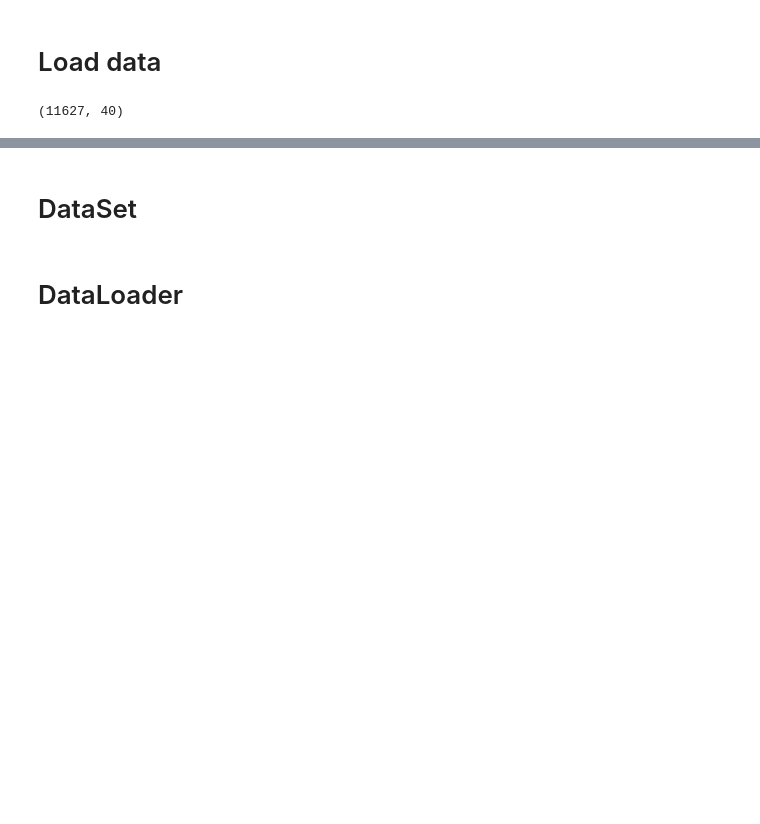
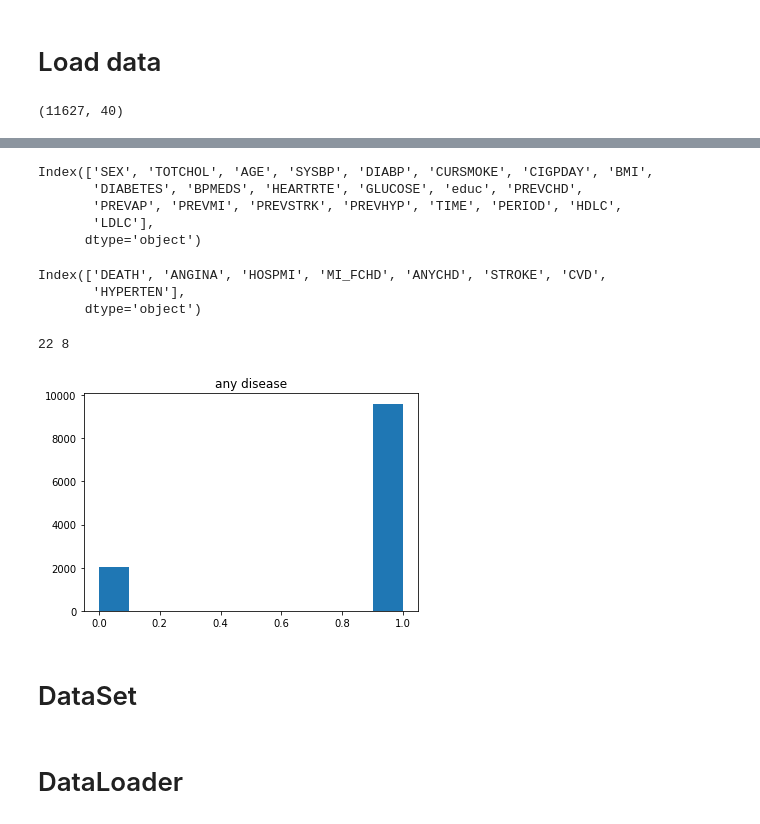
Before and after one commit to ninous-dev/heart-prediction, a Jupyter notebook: logistic_regression.ipynb, the cells around one changed output, grey strips where cells are left out. Drawn from its saved outputs; the diff is of its cells as text; code cells hidden in the pictures; blank space fills up the shorter version.

```diff
--- a/logistic_regression.ipynb
+++ b/logistic_regression.ipynb
@@ -26,3 +47,31 @@ df.shape
+# %%
+df.iloc[:, 2: 24].columns
+# %% [output]
+Index(['SEX', 'TOTCHOL', 'AGE', 'SYSBP', 'DIABP', 'CURSMOKE', 'CIGPDAY', 'BMI',
+       'DIABETES', 'BPMEDS', 'HEARTRTE', 'GLUCOSE', 'educ', 'PREVCHD',
+       'PREVAP', 'PREVMI', 'PREVSTRK', 'PREVHYP', 'TIME', 'PERIOD', 'HDLC',
+       'LDLC'],
+      dtype='object')
+# %%
+df.iloc[:, 24: 32].columns
+# %% [output]
+Index(['DEATH', 'ANGINA', 'HOSPMI', 'MI_FCHD', 'ANYCHD', 'STROKE', 'CVD',
+       'HYPERTEN'],
+      dtype='object')
+# %%
+print(df.iloc[:, 2: 24].shape[1], df.iloc[:, 24: 32].shape[1])
+# %% [output]
+22 8
+# %%
+data = np.loadtxt(data_path, delimiter=",", dtype=np.float32, skiprows=1)
+amax_label = np.amax(data[:, 24:32], axis=1)
+hist,bins = np.histogram(amax_label)
+
+plt.hist(amax_label, bins = bins)
+plt.title("any disease")
+plt.show()
+# %% [output]
+[figure, added]
 # %% [markdown]
 # DataSet
 # %%
```
Also changed, not shown: parts of 31 cells of this notebook, 1 other file.
